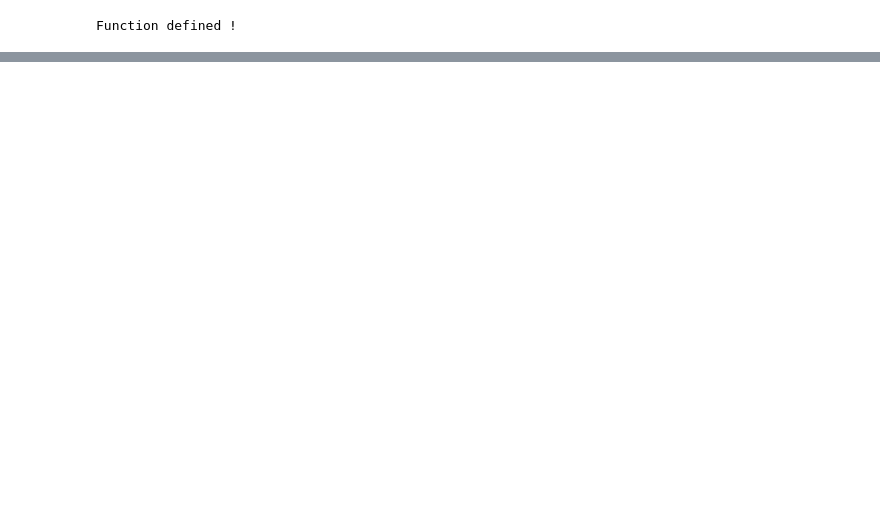
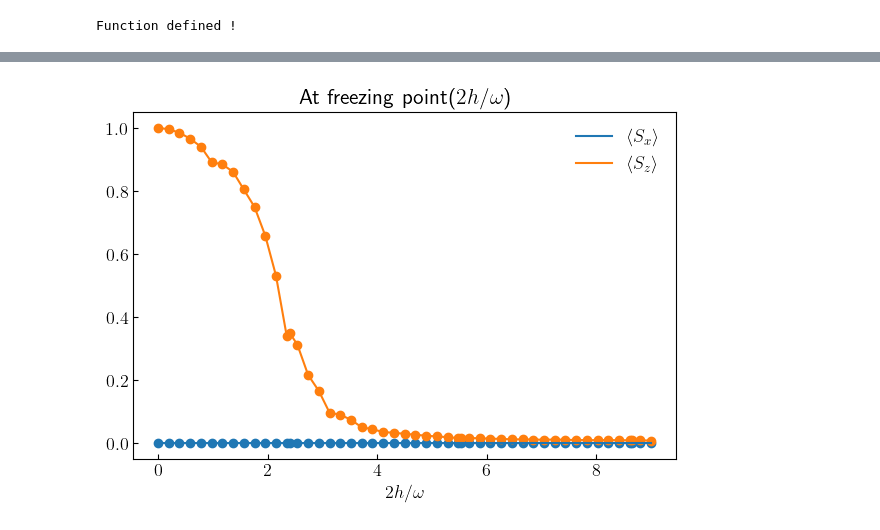
Before and after one commit to rahmahi/DMBL-Engine, a Jupyter notebook: Codes/transverse_photonic_time_evolve.ipynb, the cells around one changed output, grey strips where cells are left out. Saved outputs shown, nothing was run; the diff lists cells and outputs as text; code cells hidden in the pictures; blank space fills up the shorter version.

```diff
--- a/Codes/transverse_photonic_time_evolve.ipynb
+++ b/Codes/transverse_photonic_time_evolve.ipynb
@@ -380,0 +544,19 @@ plt.show()
+# %%
+plt.rcParams.update({"figure.figsize": (7, 4.5), "text.usetex": True, "font.size": 13})
+
+# plot
+#plt.plot(2 * g0s/omega, nph_t_avg, label='n_ph per spin')
+plt.plot(2 * g0s/omega, Sx_t_avg, label=r'$\langle S_x \rangle$')
+plt.scatter(2 * g0s/omega, Sx_t_avg)
+plt.plot(2 * g0s/omega, Sz_t_avg, label=r'$\langle S_z \rangle$')
+plt.scatter(2 * g0s/omega, Sz_t_avg)
+plt.xlabel(r"$2h/\omega$")
+plt.legend(frameon=False)
+
+plt.title(r"At freezing point($2h/\omega$)")
+#plt.axhline(y =1, ls = '--', color = 'green')
+plt.tick_params(which='both', axis="both", direction="in")
+
+plt.show()
+# %% [output]
+[figure, added]
```
Also changed, not shown: parts of 10 cells of this notebook.
